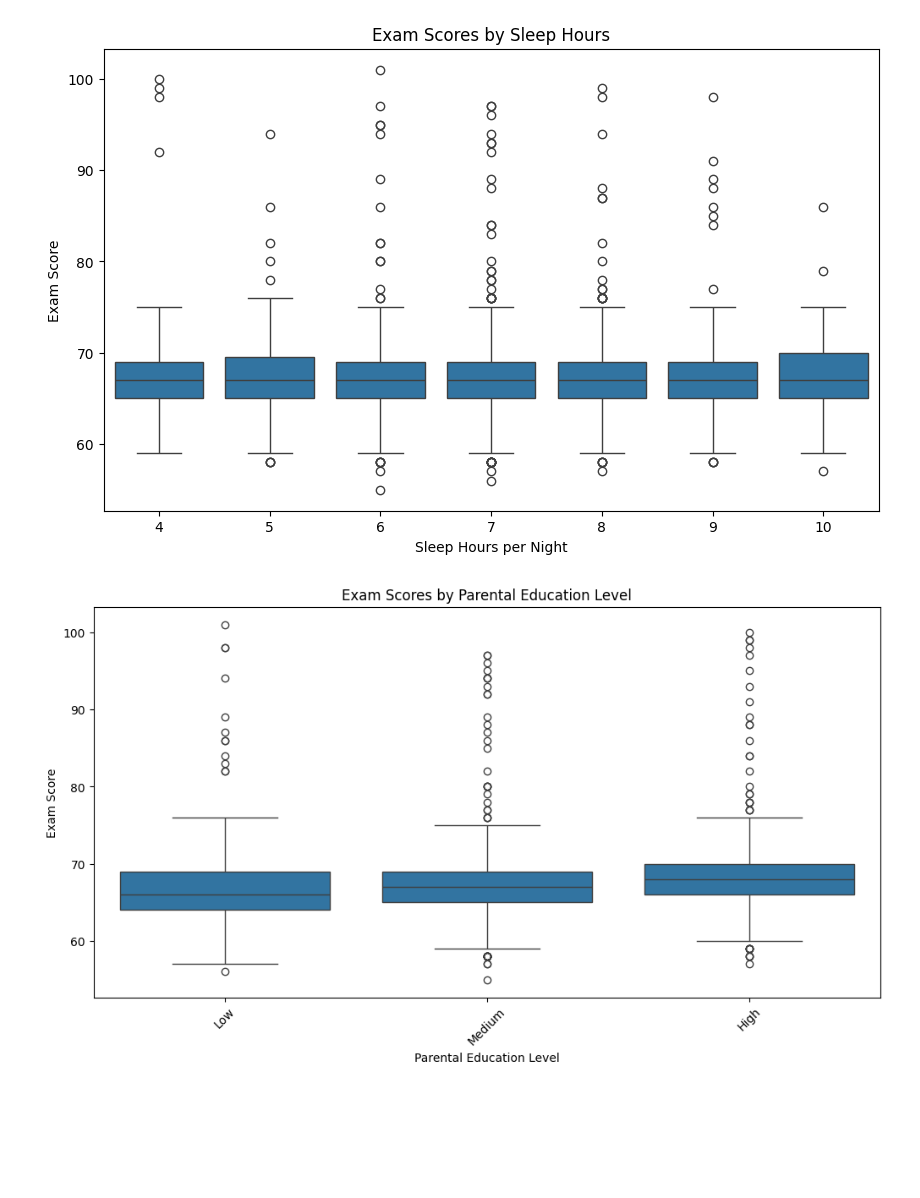
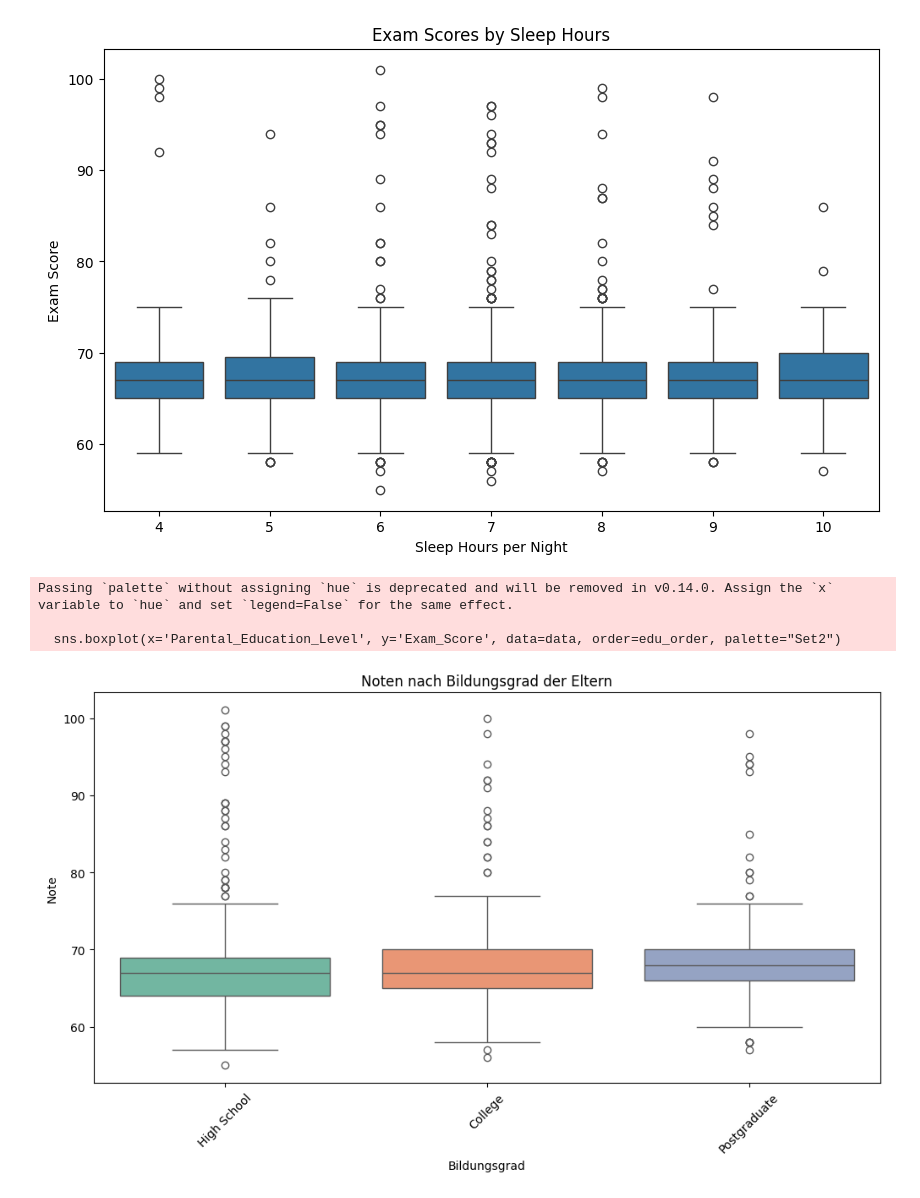
Before and after one commit to dhbw-ma-ppp/ppp-2025, a Jupyter notebook: Exercises/student_performance_factors_J,M,F/visualisation.ipynb, the cells around one changed output. Cells and saved outputs as stored; diff of their text form; code cells hidden in the pictures; blank space fills up the shorter version.

Commit message:
Bearbeitung der Visualisierungen

```diff
--- a/Exercises/student_performance_factors_J,M,F/visualisation.ipynb
+++ b/Exercises/student_performance_factors_J,M,F/visualisation.ipynb
@@ -81,13 +83,20 @@ plt.show()
 # %% [output]
 [figure]
 # %%
-#scores by parental involvement
+# Reihenfolge definieren (musst du anpassen, je nachdem welche Werte in der Spalte stehen)
+# Beispiel: Angenommen die Werte sind 'High School', 'College', 'Postgraduate'
+edu_order = ['High School', 'College', 'Postgraduate']
+
 plt.figure(figsize=(12, 6))
-sns.boxplot(x='Parental_Involvement', y='Exam_Score', data=data)
-plt.title('Exam Scores by Parental Involvement')
-plt.xlabel('Parental Involvement')
-plt.ylabel('Exam Score')
+# Hier nutzen wir tatsächlich 'Parental_Education_Level'
+sns.boxplot(x='Parental_Education_Level', y='Exam_Score', data=data, order=edu_order, palette="Set2")
+plt.title('Noten nach Bildungsgrad der Eltern')
+plt.xlabel('Bildungsgrad')
+plt.ylabel('Note')
 plt.xticks(rotation=45)
 plt.show()
 # %% [output]
+Passing `palette` without assigning `hue` is deprecated and will be removed in v0.14.0. Assign the `x` variable to `hue` and set `legend=False` for the same effect.
+
+  sns.boxplot(x='Parental_Education_Level', y='Exam_Score', data=data, order=edu_order, palette="Set2")
-[figure, old version]
+[figure, new version]
```
Also changed, not shown: parts of 7 cells of this notebook.
